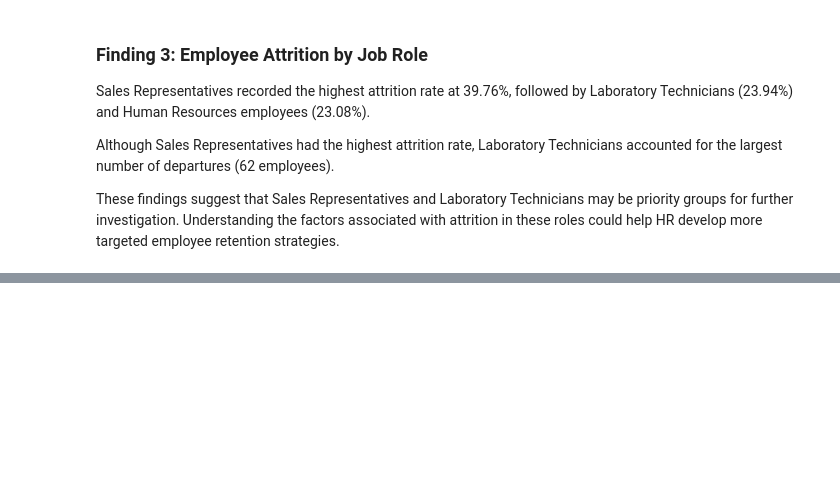
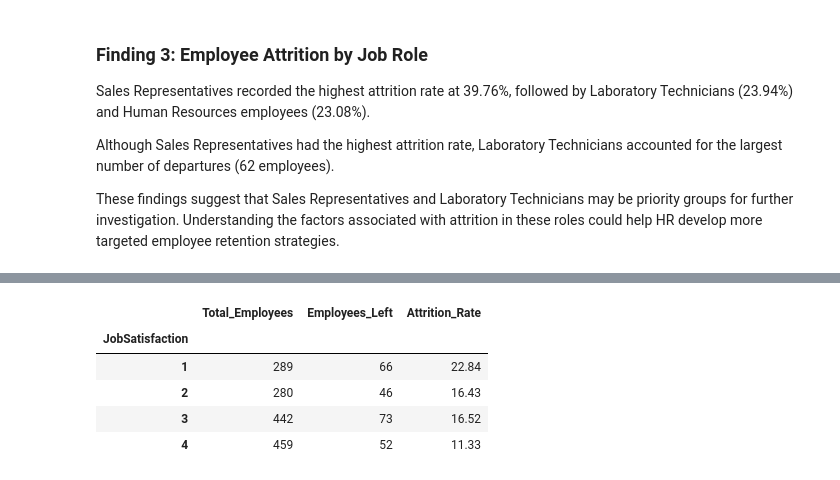
Before and after one commit to junelwc6-source/IBM-HR-Attrition-Analytics, a Jupyter notebook: IBM_HR_Attrition_Capstone.ipynb, the cells around one changed output, grey strips where cells are left out. Saved outputs shown, nothing was run; the diff lists cells and outputs as text; code cells hidden in the pictures; blank space fills up the shorter version.

```diff
--- a/IBM_HR_Attrition_Capstone.ipynb
+++ b/IBM_HR_Attrition_Capstone.ipynb
@@ -424,0 +499,26 @@ These findings suggest that Sales Representatives and Laboratory Technicians may
+# %%
+
+# Analyse employee attrition by job satisfaction level
+
+satisfaction_attrition = (
+    df.groupby("JobSatisfaction")["Attrition"]
+    .agg(
+        Total_Employees="count",
+        Employees_Left=lambda x: (x == "Yes").sum()
+    )
+)
+
+# Calculate attrition rate
+satisfaction_attrition["Attrition_Rate"] = (
+    satisfaction_attrition["Employees_Left"] /
+    satisfaction_attrition["Total_Employees"] * 100
+).round(2)
+
+display(satisfaction_attrition)
+# %% [output]
+|  | Total_Employees | Employees_Left | Attrition_Rate |
+| JobSatisfaction |  |  |  |
+| 1 | 289 | 66 | 22.84 |
+| 2 | 280 | 46 | 16.43 |
+| 3 | 442 | 73 | 16.52 |
+| 4 | 459 | 52 | 11.33 |
```
Also changed, not shown: parts of 8 cells of this notebook.
